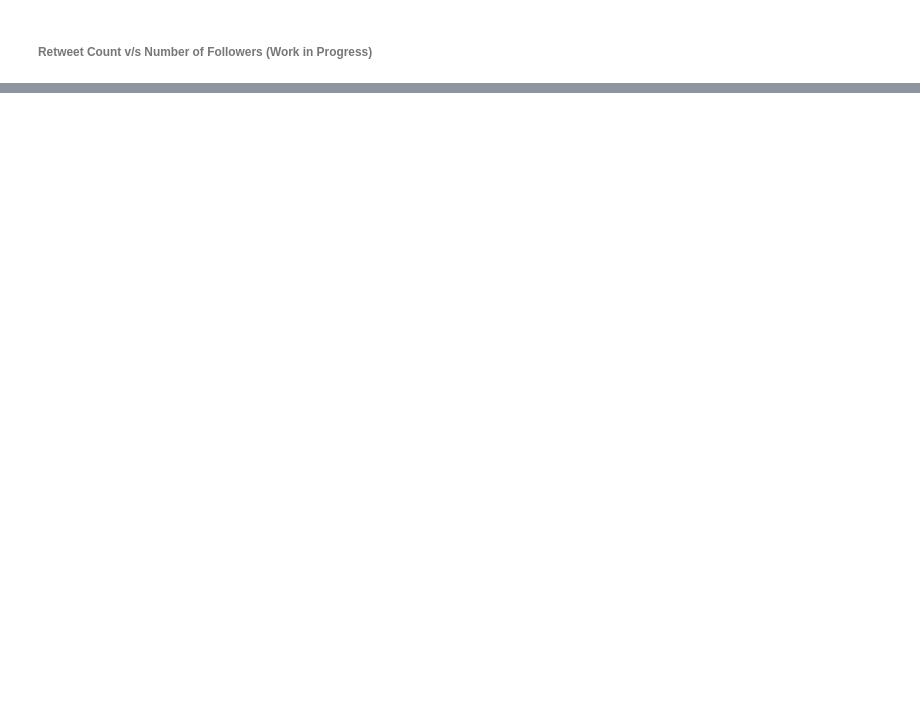
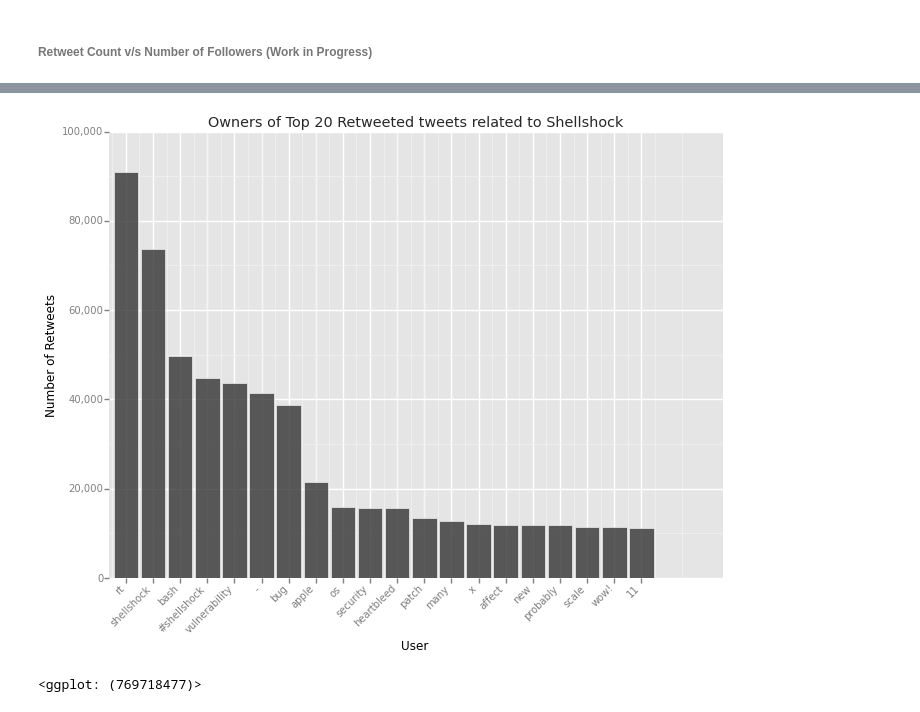
Before and after one commit to bhaskarvk/ShellShockAnalysis, a Jupyter notebook: Analysis of Shellshock Tweets.ipynb, the cells around one changed output, grey strips where cells are left out. Saved outputs shown, nothing was run; the diff lists cells and outputs as text; code cells hidden in the pictures; blank space fills up the shorter version.

Commit message:
Maps and Basic NLTK

```diff
--- a/Analysis of Shellshock Tweets.ipynb
+++ b/Analysis of Shellshock Tweets.ipynb
@@ -324,0 +434,13 @@ ggplot(uniqtweetsDF.query('(retweet_count>0) & (retweet_count<20) & (tweeted_to<
+# %%
+import nltk
+from nltk.corpus import cmudict
+
+ENGLISH_STOPWORDS = set(nltk.corpus.stopwords.words('english'))
+NON_ENGLISH_STOPWORDS = set(nltk.corpus.stopwords.words()) - ENGLISH_STOPWORDS
+texts = tweetsDF.query('lang == "en"')['text']
+uniqtexts = uniqtweetsDF.query('lang == "en"')['text']
+# %%
+t = nltk.tokenize.WhitespaceTokenizer()
+tokens = texts.map(lambda x: t.tokenize(x))
+tokens = tokens.map(lambda ary: [word for word in ary if not word.lower() in ENGLISH_STOPWORDS])
+tokens[:10]
@@ -324,0 +459,4 @@ ggplot(uniqtweetsDF.query('(retweet_count>0) & (retweet_count<20) & (tweeted_to<
+# %%
+all_tokens = pd.Series([word.lower() for text in tokens for word in text])
+print len(all_tokens)
+all_tokens[:20]
@@ -324,0 +496,13 @@ ggplot(uniqtweetsDF.query('(retweet_count>0) & (retweet_count<20) & (tweeted_to<
+# %%
+# Plot the owners of these top 20 retweeted tweets against retweet count.
+topTweeters = pd.value_counts(all_tokens)[:20].reset_index()
+topTweeters.columns=['token','count']
+ggplot(topTweeters,
+       aes(x='factor(token)', y='count') )+ \
+    geom_histogram(stat='identity',alpha=0.8) + scale_y_continuous(labels='comma') + \
+    theme(axis_text_x=element_text(angle=45, hjust=1)) + \
+    xlab('User') + ylab('Number of Retweets') + \
+    ggtitle('Owners of Top 20 Retweeted tweets related to Shellshock')
+# %% [output]
+[figure, added]
+<ggplot: (769718477)>
```
Also changed, not shown: parts of 16 cells of this notebook.
